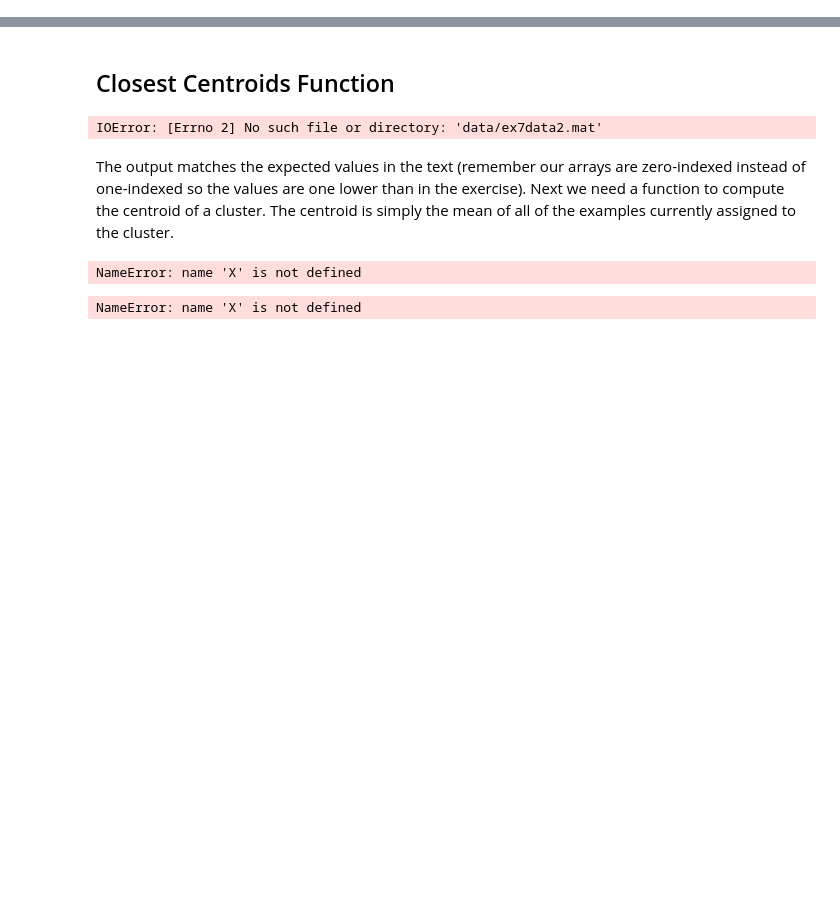
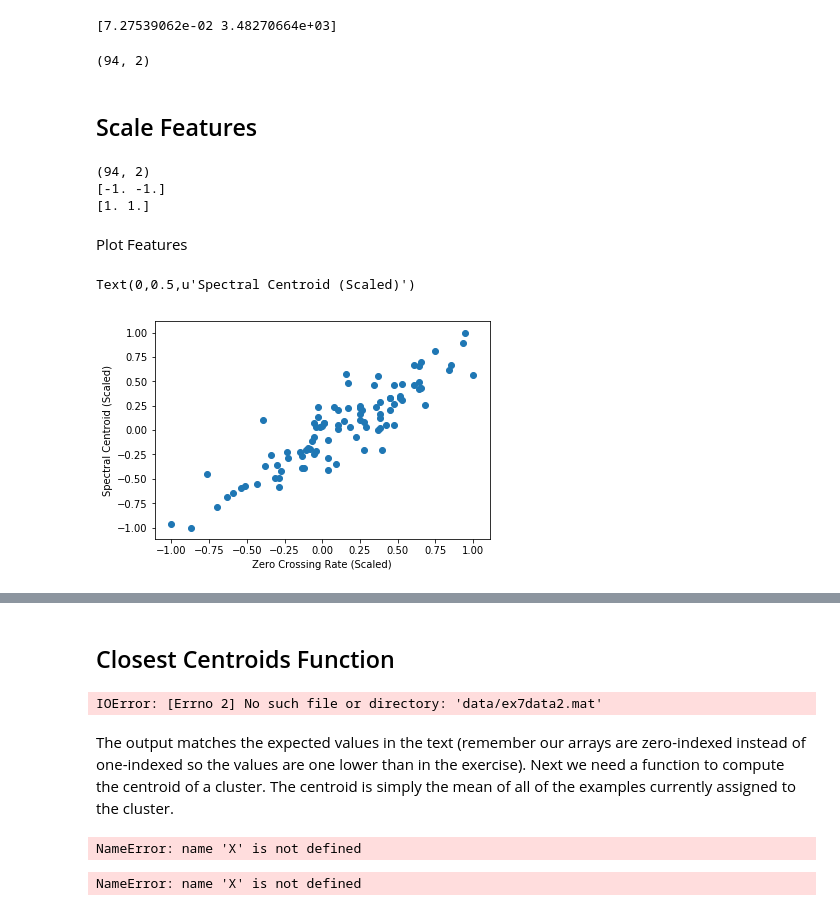
Before and after one commit to shockmonger/CourseRepoFall19, a Jupyter notebook: KNN.ipynb, the cells around one changed output, grey strips where cells are left out. Cells and saved outputs as stored; diff of their text form; code cells hidden in the pictures; blank space fills up the shorter version.

```diff
--- a/KNN.ipynb
+++ b/KNN.ipynb
@@ -11,0 +34,4 @@ data = os.listdir('./Data/')
+# %%
+signals = [
+    librosa.load('./Data/drum_samples/test/'+p)[0] for p in fileList
+]
@@ -11,0 +40,37 @@ data = os.listdir('./Data/')
+# %%
+def extract_features(signal):
+    return[
+        librosa.feature.zero_crossing_rate(signal)[0,0],
+        librosa.feature.spectral_centroid(signal)[0,0],
+    ]
+# %%
+features = np.array([extract_features(x) for x in signals])
+# %%
+print(features[0])
+# %% [output]
+[7.27539062e-02 3.48270664e+03]
+# %%
+print(features.shape)
+# %% [output]
+(94, 2)
+# %% [markdown]
+## Scale Features
+# %%
+min_max_scaler = sklearn.preprocessing.MinMaxScaler(feature_range=(-1,1))
+features_scaled = min_max_scaler.fit_transform(features)
+print(features_scaled.shape)
+print(features_scaled.min(axis=0))
+print(features_scaled.max(axis=0))
+# %% [output]
+(94, 2)
+[-1. -1.]
+[1. 1.]
+# %% [markdown]
+Plot Features
+# %%
+plt.scatter(features_scaled[:,0],features_scaled[:,1])
+plt.xlabel('Zero Crossing Rate (Scaled)')
+plt.ylabel('Spectral Centroid (Scaled)')
+# %% [output]
+Text(0,0.5,u'Spectral Centroid (Scaled)')
+[figure, added]
```
Also changed, not shown: parts of 11 cells of this notebook.
